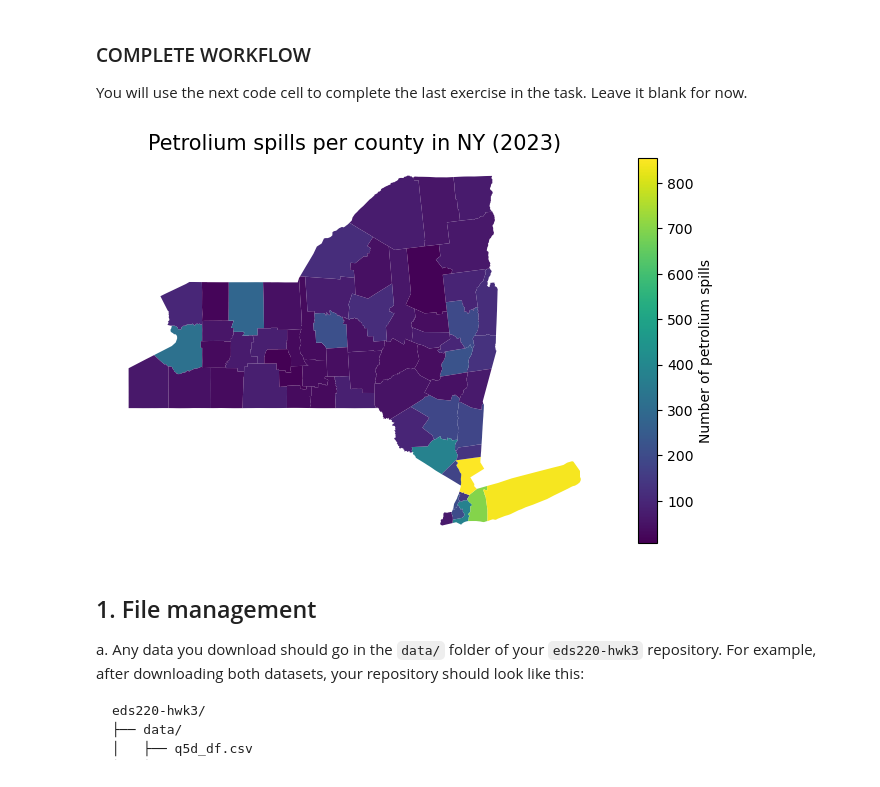
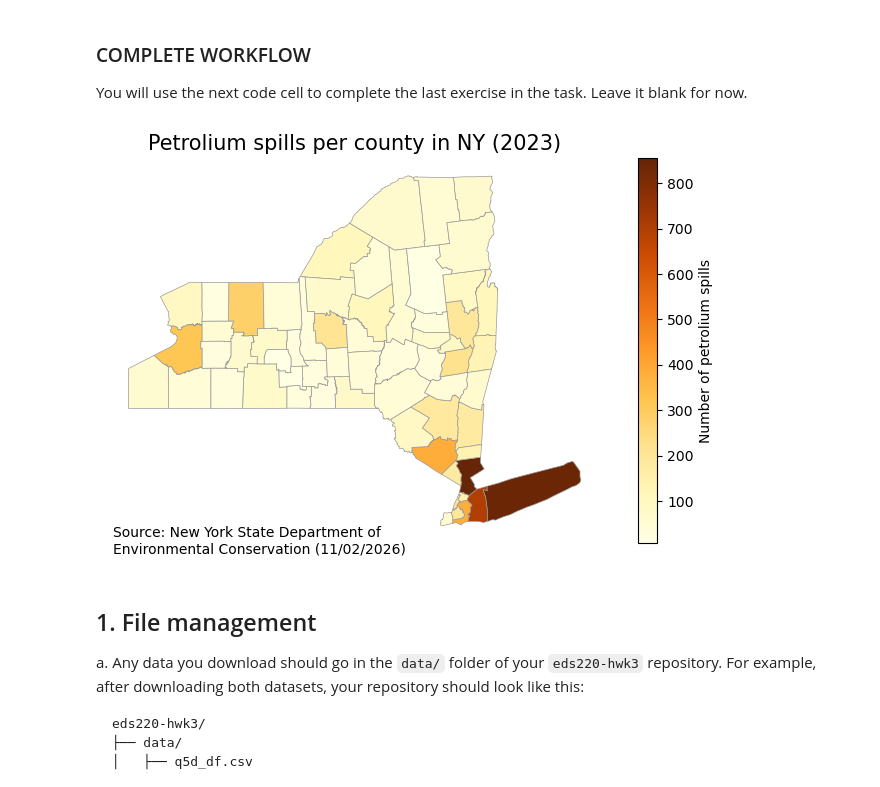
Before and after one commit to sarah-busby/eds220-hwk3, a Jupyter notebook: hwk3-task2-spills.ipynb, the cells around one changed output. Drawn from its saved outputs; the diff is of its cells as text; code cells hidden in the pictures.

```diff
--- a/hwk3-task2-spills.ipynb
+++ b/hwk3-task2-spills.ipynb
@@ -91,35 +91,44 @@ ny_counties = counties[counties['statefp'] == '36'] # state FIP code for NY = 36
 
 # Combine spills per county with NY counties
 ny_spills = ny_counties.merge(spills_per_county, on='county')
 
 # Add Tuscarora Indian Reserve spills to Niagra county count
 ny_spills.at[1, 'n_spills'] = ny_spills.at[1, 'n_spills'] + spills_per_county.loc[58,'n_spills']
 
 # Add Onondaga Indian Reservation spill to Onondaga county count
 ny_spills.at[19, 'n_spills'] = ny_spills.at[19, 'n_spills'] + spills_per_county.loc[35,'n_spills']
 
 
 # Plot petrolium spills per county in NY
 fig, ax = plt.subplots(figsize=(9, 5))
 
 # Remove axis
 ax.axis('off')
 
 # Title for the plot
 ax.set_title('Petrolium spills per county in NY (2023)',
               fontsize=15)
 
 # Add oil spill by county
 ny_spills.plot(ax=ax,
                column = 'n_spills',
-               cmap = 'viridis',
+               cmap = 'YlOrBr',
+               edgecolor="0.6",
+               linewidth=0.5,
                legend = True,
                legend_kwds={'label': 'Number of petrolium spills'}
               )
 
+# Add caption
+plt.figtext(0.2, 0.095,
+            'Source: New York State Department of \nEnvironmental Conservation (11/02/2026)',
+            horizontalalignment = 'left',
+            wrap = True
+           )
+
 plt.show();
 # %% [output]
-[figure, old version]
+[figure, new version]
 # %% [markdown]
 ## 1. File management
 a. Any data you download should go in the `data/` folder of your `eds220-hwk3` repository. For example, after downloading both datasets, your repository should look like this:
```
Also changed, not shown: parts of 17 cells of this notebook.
